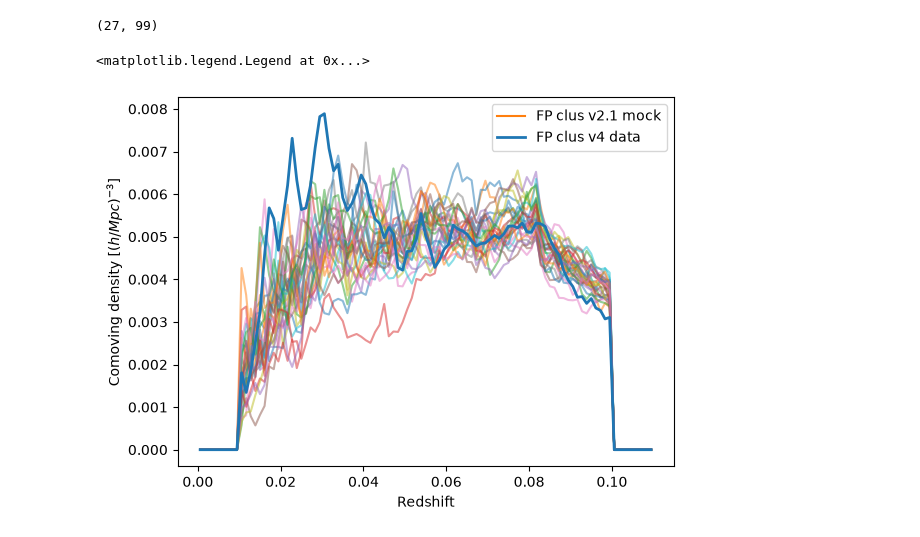
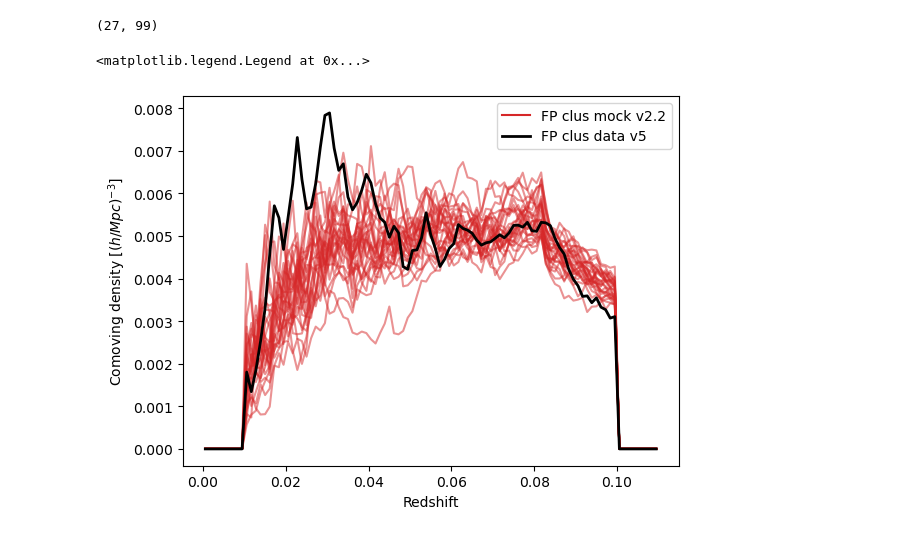
Before and after one commit to julianbautista/desi_pv_mocks, a Jupyter notebook: notebooks/check_FP_clustering.ipynb, the cells around one changed output. Saved outputs shown, nothing was run; the diff lists cells and outputs as text; code cells hidden in the pictures.

```diff
--- a/notebooks/check_FP_clustering.ipynb
+++ b/notebooks/check_FP_clustering.ipynb
@@ -77,2 +99,4 @@ def read_mocks():
 # %%
 mocks = read_mocks()
+# %%
+rands = read_rands()
@@ -107,14 +164,0 @@ Text(0.5, 0, 'Redshift')
-# %%
-zbins = np.linspace(0, 0.11, 100)
-for phase in mocks['PHASE'].unique():
-    for real in mocks['REAL'].unique():
-        mock = mocks[(mocks['PHASE']==phase)&(mocks['REAL']==real)]
-        #mock = Table.read(cfg.mock_fp_clus_data.format(phase=phase, real=real)).to_pandas()
-        label = f'FP clus {cfg.version_fp_full} mock' if phase == 0 and real ==0 else None
-        _=plt.hist(mock['Z'], color='C1', bins=zbins, histtype='step', alpha=.1, label=label)
-
-_=plt.hist(d_data['Z'], bins=zbins, histtype='step', lw=3,
-           label=f'FP clus {cfg.data_fp_full_version} data')
-
-plt.xlabel('Redshift')
-plt.legend()
@@ -123,0 +165,12 @@ plt.legend()
+# %%
+for phase in range(1):
+    for real in range(1):
+        m_rand = rands[(rands['PHASE'] == phase)]
+        plt.plot(m_rand['Z'], m_rand['LOGDIST_ERR'], 'C3,', alpha=0.5)
+plt.plot(d_rand['Z'], d_rand['LOGDIST_ERR'], 'k,', alpha=0.1)
+#plt.ylim(0, 0.2)
+plt.plot([], [], 'C3.', label=mock_label+' randoms' )
+plt.plot([], [], 'k.', label=data_label+' randoms' )
+plt.ylabel('LOGDIST_ERR in randoms')
+plt.xlabel("Redshift")
+plt.legend()
@@ -138,7 +194,7 @@ def get_nz(z, weights=None,  area=area_tot):
 m_nzs = []
 for phase in range(1):
     for real in range(27):
-        mock = Table.read(cfg.mock_fp_clus_data.format(phase=phase, real=real)).to_pandas()
+        mock = mocks[(mocks['PHASE'] == phase) & (mocks['REAL'] == real)]
         m_nz = get_nz(mock['Z'], area=area_tot)
         m_nzs.append(m_nz)
 m_nzs = np.array(m_nzs)
@@ -147,21 +203,21 @@ print(m_nzs.shape)
 (27, 99)
 # %%
 for m_nz in m_nzs:
-    plt.plot(zcen, m_nz, '-', alpha=0.5)
-plt.plot([], [], 'C1-', label=f'FP clus {cfg.version_fp_full} mock')
+    plt.plot(zcen, m_nz, 'C3-', alpha=0.5)
+plt.plot([], [], 'C3-', label=mock_label)
 
 #d_nz = get_nz(d_data['Z'], weights=d_data['WEIGHT'], area=area_tot)
 d_nz = get_nz(d_data['Z'], area=area_tot)
-plt.plot(zcen, d_nz, 'C0-', lw=2,
-        label=f'FP clus {cfg.data_fp_full_version} data')
+plt.plot(zcen, d_nz, 'k-', lw=2,
+        label=data_label)
 
 plt.ylabel('Comoving density [${(h/Mpc)}^{-3}$]')
 plt.xlabel('Redshift')
 plt.legend()
 #plt.savefig(f'../plots/nz_FP_clus_mock_{cfg.version_fp_clus}_data_{cfg.data_fp_full_version}.pdf')
 # %% [output]
 <matplotlib.legend.Legend at 0x...>
-[figure, old version]
+[figure, new version]
 # %%
 def get_mean_std_counts(x, y, xbins):
     mean, _ = np.histogram(x, bins=xbins, weights=y)
```
Also changed, not shown: parts of 18 cells of this notebook, 6 other files.
